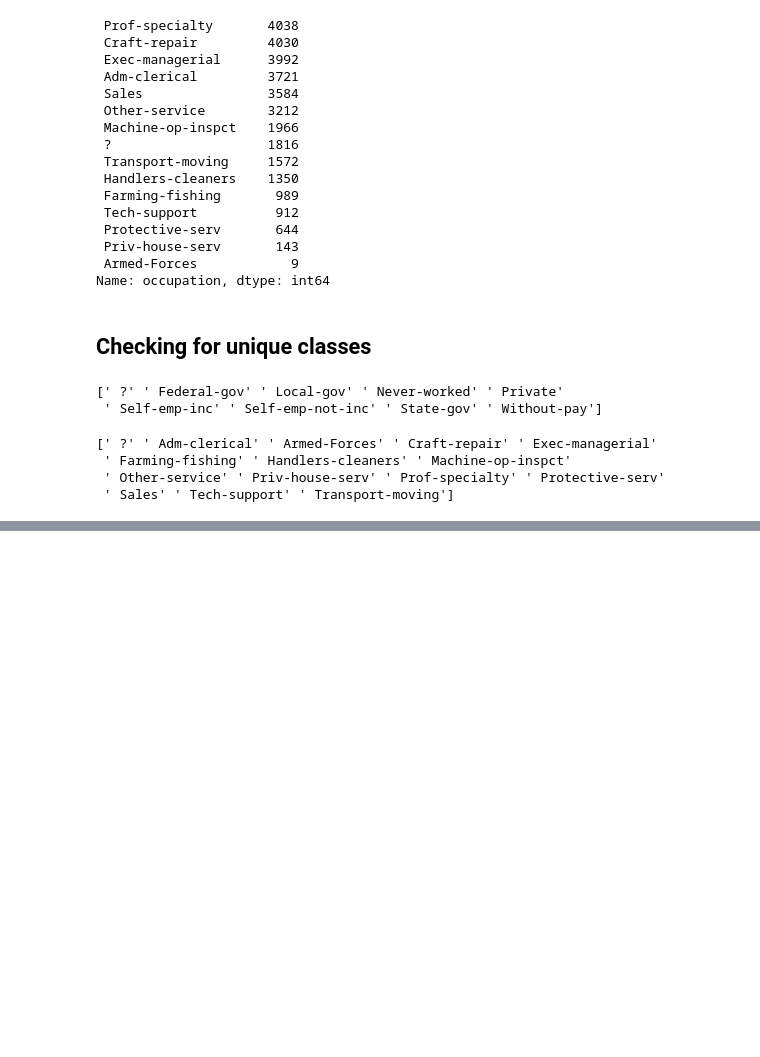
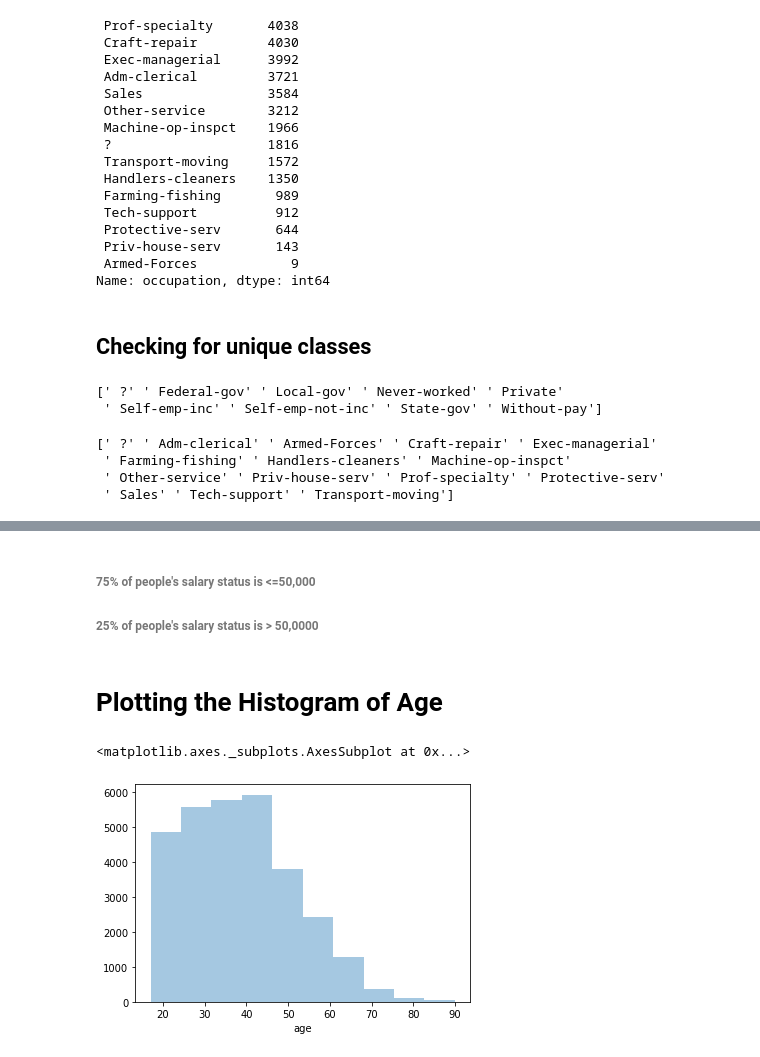
Before and after one commit to ManishShah120/Py4DSci, a Jupyter notebook: ClassifyingPersonalIncome.ipynb, the cells around one changed output, grey strips where cells are left out. Cells and saved outputs as stored; diff of their text form; code cells hidden in the pictures; blank space fills up the shorter version.

```diff
--- a/ClassifyingPersonalIncome.ipynb
+++ b/ClassifyingPersonalIncome.ipynb
@@ -188,0 +344,10 @@ print(np.unique(data['occupation']))
+# %% [markdown]
+###### 75% of people's salary status is <=50,000
+###### 25% of people's salary status is > 50,0000
+# %% [markdown]
+# Plotting the Histogram of Age
+# %%
+sns.distplot(data2['age'], bins=10, kde=False)
+# %% [output]
+<matplotlib.axes._subplots.AxesSubplot at 0x...>
+[figure, added]
```
Also changed, not shown: parts of 32 cells of this notebook.
